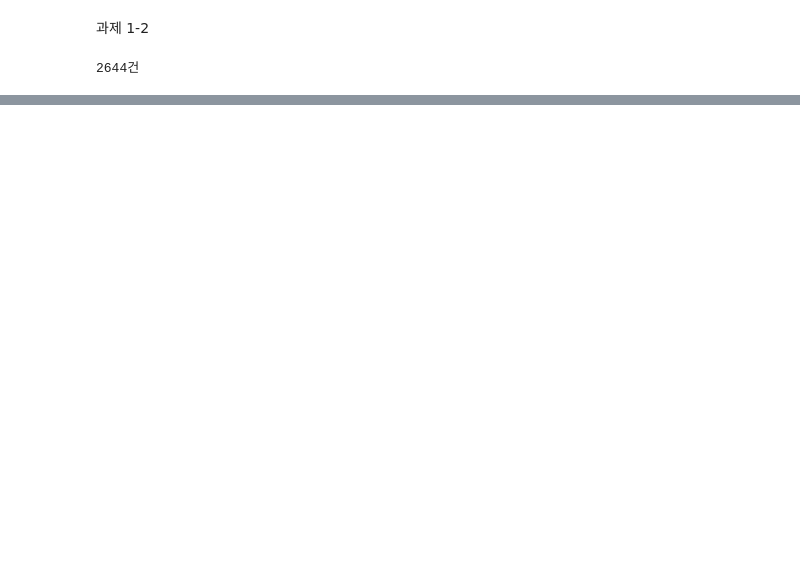
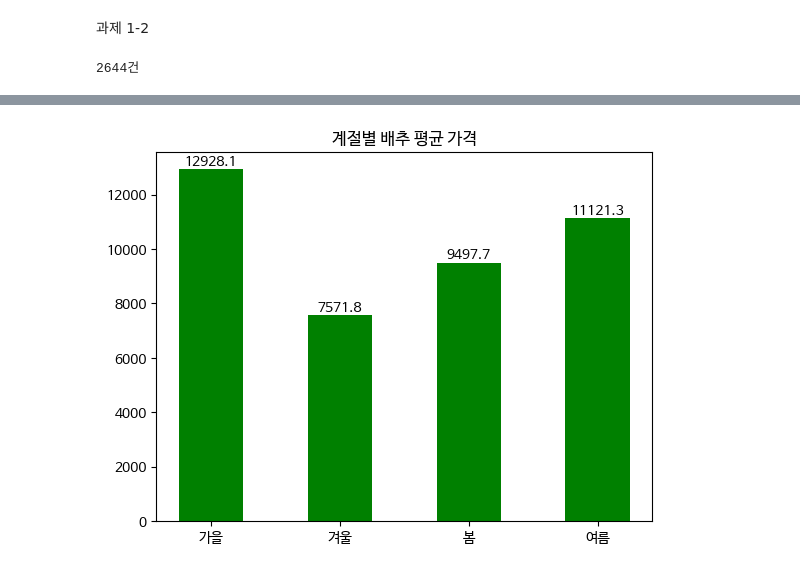
Before and after one commit to hyunhyun42/Data-Analysis-with-Open-Source, a Jupyter notebook: 오픈소스_데이터_분석_4강.ipynb, the cells around one changed output, grey strips where cells are left out. Saved outputs shown, nothing was run; the diff lists cells and outputs as text; code cells hidden in the pictures; blank space fills up the shorter version.

```diff
--- a/오픈소스_데이터_분석_4강.ipynb
+++ b/오픈소스_데이터_분석_4강.ipynb
@@ -234,0 +292,20 @@ print(f"{len(df_raw)}건")
+# %%
+import matplotlib.pyplot as plt
+
+seasonal_avg = df.groupby('season')['exmn_dd_prc'].mean()
+
+categories = seasonal_avg.index
+values = seasonal_avg.values
+
+bars = plt.bar(categories, values, width=0.5, color='green')
+
+for bar in bars:
+    height = bar.get_height()
+    plt.text(bar.get_x() + bar.get_width()/2., height,
+             f'{height:.1f}',
+             ha='center', va='bottom')
+
+plt.title('계절별 배추 평균 가격')
+plt.show()
+# %% [output]
+[figure, added]
```
Also changed, not shown: parts of 7 cells of this notebook.
